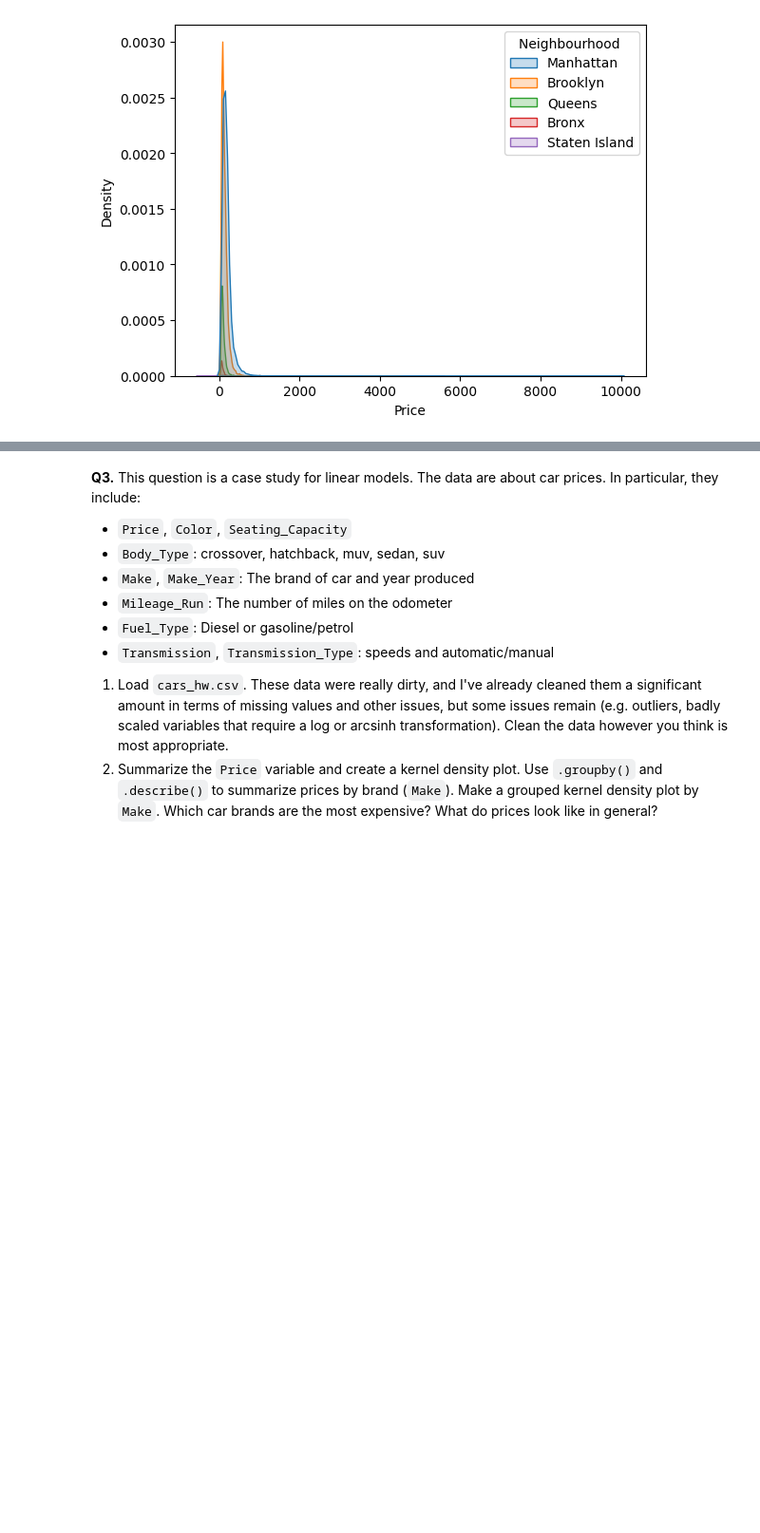
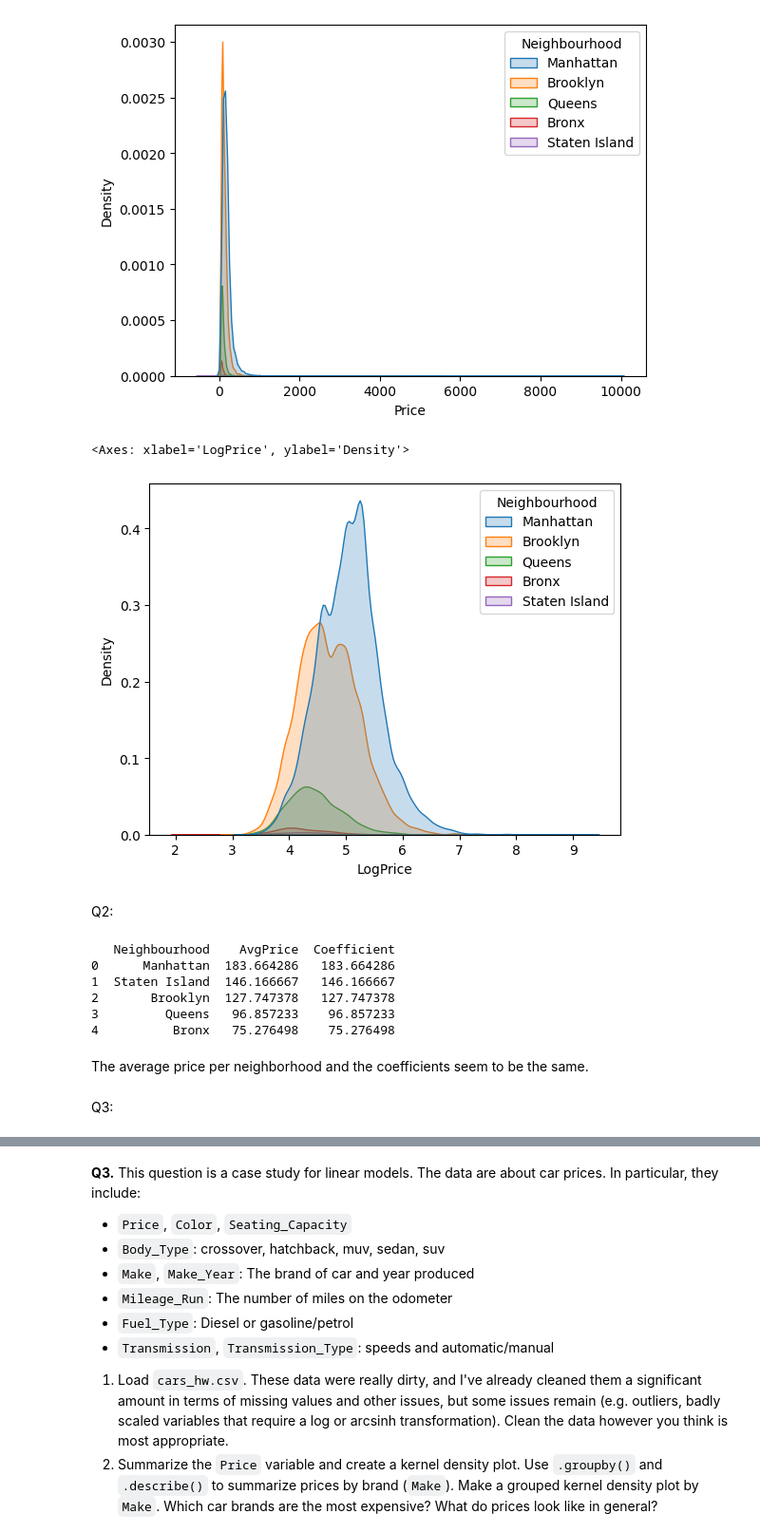
Before and after one commit to corinnefog/linearModels, a Jupyter notebook: assignment/assignment.ipynb, the cells around one changed output, grey strips where cells are left out. Shown at 95% size. Drawn from its saved outputs; the diff is of its cells as text; code cells hidden in the pictures; blank space fills up the shorter version.

```diff
--- a/assignment/assignment.ipynb
+++ b/assignment/assignment.ipynb
@@ -58,7 +58,8 @@ data.head()
 | 3 | 90 | 94.0 | Brooklyn | Apartment | Private room |
 | 4 | 270 | 90.0 | Manhattan | Apartment | Entire home/apt |
 # %%
-hood_group = data.groupby(data['Neighbourhood '])
+data.columns = data.columns.str.strip()
+hood_group = data.groupby(data['Neighbourhood'])
 print(pd.DataFrame(hood_group['Price'].mean().sort_values(ascending=False)))
 print(pd.DataFrame(hood_group['Review Scores Rating'].mean().sort_values(ascending=False)))
 # %% [output]
@@ -81,3 +82,37 @@ sns.kdeplot(data=data, x='Price', hue='Neighbourhood ', fill=True)
 # %% [output]
 <Axes: xlabel='Price', ylabel='Density'>
 [figure]
+# %%
+data['LogPrice'] = np.log(data['Price'] + 1)
+sns.kdeplot(data=data, x='LogPrice', hue='Neighbourhood', fill=True)
+# %% [output]
+<Axes: xlabel='LogPrice', ylabel='Density'>
+[figure, added]
+# %% [markdown]
+Q2:
+# %%
+from sklearn.linear_model import LinearRegression
+
+X = pd.get_dummies(data['Neighbourhood'], drop_first=False)
+y = data['Price']
+
+model1 = LinearRegression(fit_intercept=False)
+model1.fit(X, y)
+
+coefficients = pd.DataFrame(model1.coef_, X.columns, columns=['Coefficient']).reset_index()
+coefficients.rename(columns={'index': 'Neighbourhood'}, inplace=True)
+
+comparison = pd.merge(avg_neigh, coefficients, on='Neighbourhood', how='left')
+
+print(comparison)
+# %% [output]
+   Neighbourhood    AvgPrice  Coefficient
+0      Manhattan  183.664286   183.664286
+1  Staten Island  146.166667   146.166667
+2       Brooklyn  127.747378   127.747378
+3         Queens   96.857233    96.857233
+4          Bronx   75.276498    75.276498
+# %% [markdown]
+The average price per neighborhood and the coefficients seem to be the same.
+# %% [markdown]
+Q3:
```
Also changed, not shown: parts of 9 cells of this notebook.
